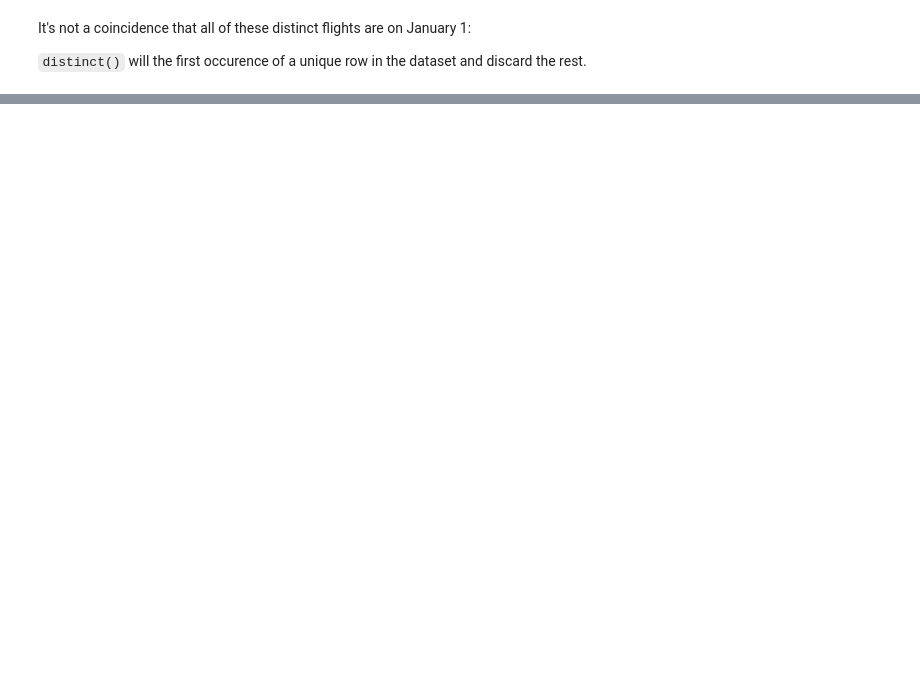
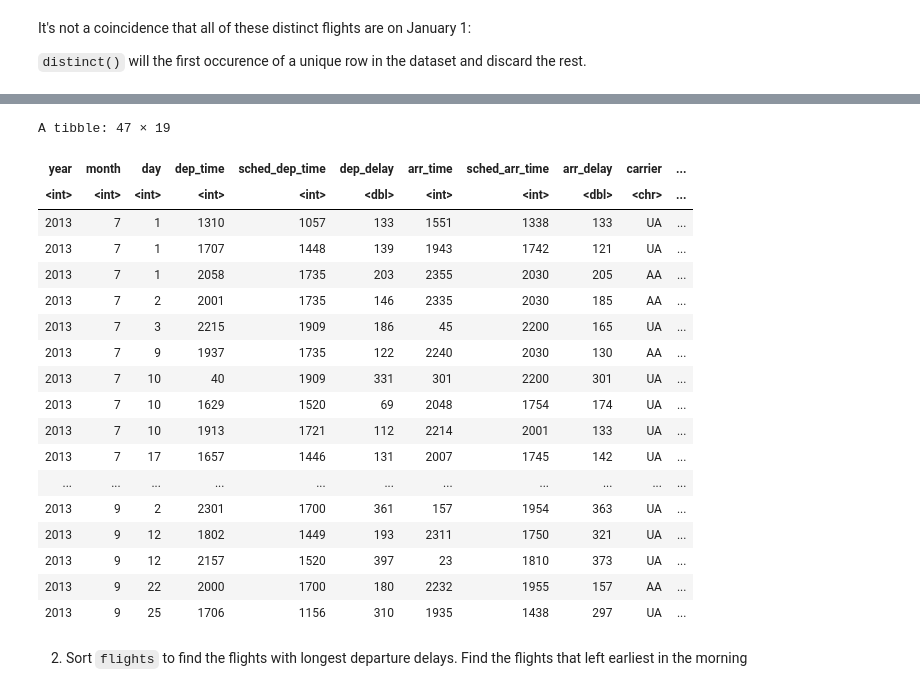
Before and after one commit to khuongduying/data-transformation, a Jupyter notebook: basic_data_transformation_R.ipynb, the cells around one changed output, grey strips where cells are left out. Drawn from its saved outputs; the diff is of its cells as text; code cells hidden in the pictures; blank space fills up the shorter version.

```diff
--- a/basic_data_transformation_R.ipynb
+++ b/basic_data_transformation_R.ipynb
@@ -344,0 +403,29 @@ It's not a coincidence that all of these distinct flights are on January 1:
+# %%
+flights |>
+  filter(arr_delay >= 2) |>
+  filter(dest %in% c("IAH", "HOU")) |>
+  filter(carrier %in% c("UA", "DL", "AA")) |>
+  filter(month %in% c(7, 8, 9)) |>
+  filter(arr_delay > 120)
+# %% [output]
+A tibble: 47 × 19
+| year | month | day | dep_time | sched_dep_time | dep_delay | arr_time | sched_arr_time | arr_delay | carrier | ... |
+| <int> | <int> | <int> | <int> | <int> | <dbl> | <int> | <int> | <dbl> | <chr> | ... |
+| 2013 | 7 | 1 | 1310 | 1057 | 133 | 1551 | 1338 | 133 | UA | ... |
+| 2013 | 7 | 1 | 1707 | 1448 | 139 | 1943 | 1742 | 121 | UA | ... |
+| 2013 | 7 | 1 | 2058 | 1735 | 203 | 2355 | 2030 | 205 | AA | ... |
+| 2013 | 7 | 2 | 2001 | 1735 | 146 | 2335 | 2030 | 185 | AA | ... |
+| 2013 | 7 | 3 | 2215 | 1909 | 186 | 45 | 2200 | 165 | UA | ... |
+| 2013 | 7 | 9 | 1937 | 1735 | 122 | 2240 | 2030 | 130 | AA | ... |
+| 2013 | 7 | 10 | 40 | 1909 | 331 | 301 | 2200 | 301 | UA | ... |
+| 2013 | 7 | 10 | 1629 | 1520 | 69 | 2048 | 1754 | 174 | UA | ... |
+| 2013 | 7 | 10 | 1913 | 1721 | 112 | 2214 | 2001 | 133 | UA | ... |
+| 2013 | 7 | 17 | 1657 | 1446 | 131 | 2007 | 1745 | 142 | UA | ... |
+| ... | ... | ... | ... | ... | ... | ... | ... | ... | ... | ... |
+| 2013 | 9 | 2 | 2301 | 1700 | 361 | 157 | 1954 | 363 | UA | ... |
+| 2013 | 9 | 12 | 1802 | 1449 | 193 | 2311 | 1750 | 321 | UA | ... |
+| 2013 | 9 | 12 | 2157 | 1520 | 397 | 23 | 1810 | 373 | UA | ... |
+| 2013 | 9 | 22 | 2000 | 1700 | 180 | 2232 | 1955 | 157 | AA | ... |
+| 2013 | 9 | 25 | 1706 | 1156 | 310 | 1935 | 1438 | 297 | UA | ... |
+# %% [markdown]
+2. Sort `flights` to find the flights with longest departure delays. Find the flights that left earliest in the morning
```
Also changed, not shown: parts of 57 cells of this notebook.
